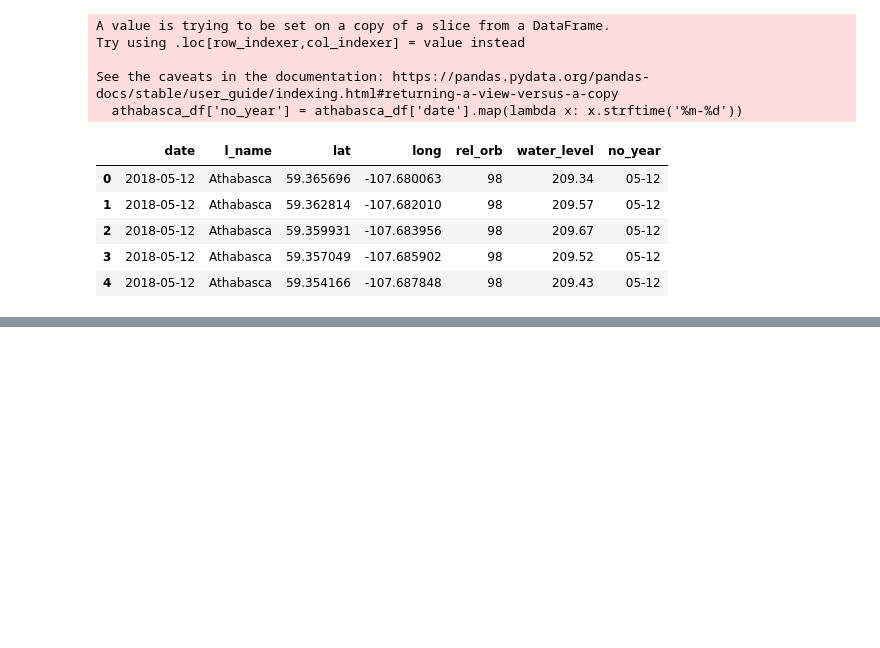
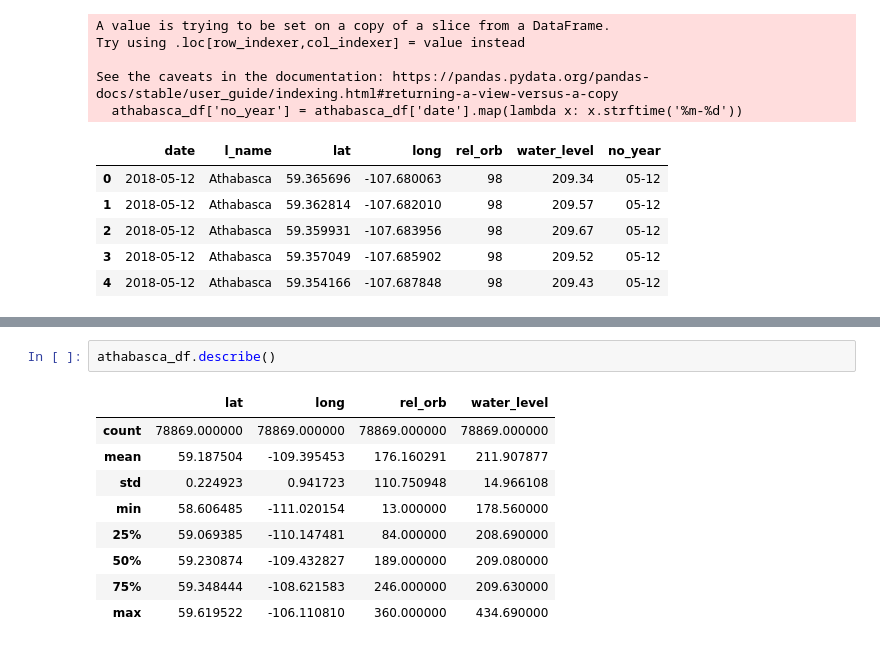
Before and after one commit to yepterence/Freshwater-management-KNet, a Jupyter notebook: ML_freshwater_Data_exploration.ipynb, the cells around one changed output, grey strips where cells are left out. Saved outputs shown, nothing was run; the diff lists cells and outputs as text; blank space fills up the shorter version.

```diff
--- a/ML_freshwater_Data_exploration.ipynb
+++ b/ML_freshwater_Data_exploration.ipynb
@@ -219,0 +184,12 @@ plotly.offline.plot('/content/drive/MyDrive/ColabNotebooks/ML_freshwater_managem
+# %%
+athabasca_df.describe()
+# %% [output]
+|  | lat | long | rel_orb | water_level |
+| count | 78869.000000 | 78869.000000 | 78869.000000 | 78869.000000 |
+| mean | 59.187504 | -109.395453 | 176.160291 | 211.907877 |
+| std | 0.224923 | 0.941723 | 110.750948 | 14.966108 |
+| min | 58.606485 | -111.020154 | 13.000000 | 178.560000 |
+| 25% | 59.069385 | -110.147481 | 84.000000 | 208.690000 |
+| 50% | 59.230874 | -109.432827 | 189.000000 | 209.080000 |
+| 75% | 59.348444 | -108.621583 | 246.000000 | 209.630000 |
+| max | 59.619522 | -106.110810 | 360.000000 | 434.690000 |
```
Also changed, not shown: parts of 9 cells of this notebook, 1 other file.
